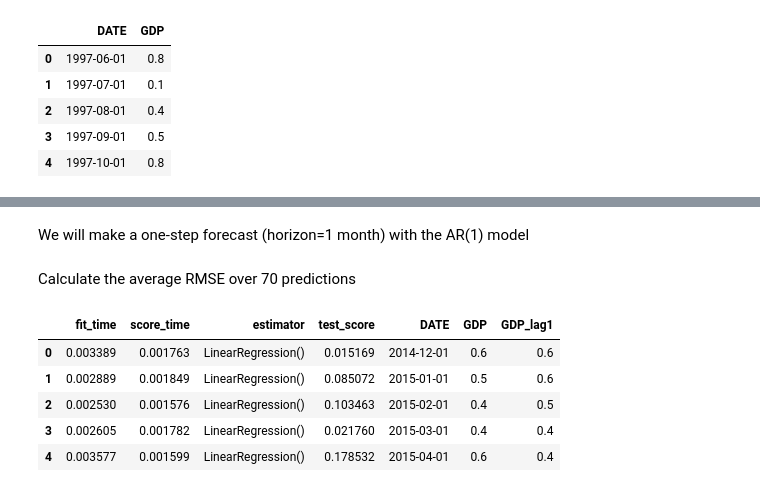
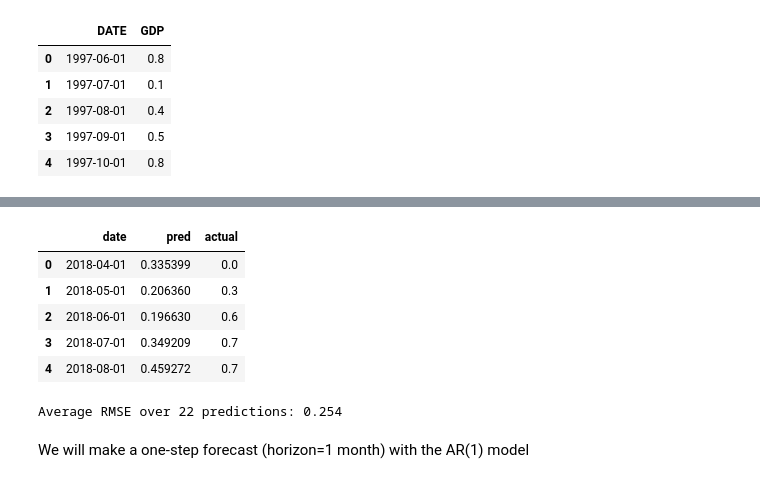
Before and after one commit to waijean/nlp_economics, a Jupyter notebook: gdp_forecast/baseline.ipynb, the cells around one changed output, grey strips where cells are left out. Cells and saved outputs as stored; diff of their text form; code cells hidden in the pictures.

```diff
--- a/gdp_forecast/baseline.ipynb
+++ b/gdp_forecast/baseline.ipynb
@@ -55,2 +68,17 @@ y = processed_gdp_df["GDP"]
+# %%
+result_df.head()
+# %% [output]
+|  | date | pred | actual |
+| 0 | 2018-04-01 | 0.335399 | 0.0 |
+| 1 | 2018-05-01 | 0.206360 | 0.3 |
+| 2 | 2018-06-01 | 0.196630 | 0.6 |
+| 3 | 2018-07-01 | 0.349209 | 0.7 |
+| 4 | 2018-08-01 | 0.459272 | 0.7 |
+# %%
+rmse = (((result_df["pred"] - result_df["actual"]) ** 2).mean()) ** 0.5
+
+print(f"Average RMSE over {len(result_df)} predictions: {rmse:.3f}")
+# %% [output]
+Average RMSE over 22 predictions: 0.254
 # %% [markdown]
 We will make a one-step forecast (horizon=1 month) with the AR(1) model
@@ -74,17 +84,0 @@ scores = cross_validate(lr, X, y, scoring='neg_root_mean_squared_error', cv=tscv
-# %% [markdown]
-Calculate the average RMSE over 70 predictions
-# %%
-scores_df = pd.DataFrame(scores)
-processed_gdp_df_test = processed_gdp_df.iloc[n_splits+1:].reset_index()
-merged_df = scores_df.merge(processed_gdp_df_test, left_index=True, right_index=True)
-assert len(scores_df) == len(processed_gdp_df_test) == len(merged_df)
-merged_df["test_score"] = merged_df["test_score"].multiply(-1)
-
-merged_df.head()
-# %% [output]
-|  | fit_time | score_time | estimator | test_score | DATE | GDP | GDP_lag1 |
-| 0 | 0.003389 | 0.001763 | LinearRegression() | 0.015169 | 2014-12-01 | 0.6 | 0.6 |
-| 1 | 0.002889 | 0.001849 | LinearRegression() | 0.085072 | 2015-01-01 | 0.5 | 0.6 |
-| 2 | 0.002530 | 0.001576 | LinearRegression() | 0.103463 | 2015-02-01 | 0.4 | 0.5 |
-| 3 | 0.002605 | 0.001782 | LinearRegression() | 0.021760 | 2015-03-01 | 0.4 | 0.4 |
-| 4 | 0.003577 | 0.001599 | LinearRegression() | 0.178532 | 2015-04-01 | 0.6 | 0.4 |
```
Also changed, not shown: parts of 13 cells of this notebook, 1 other file.
